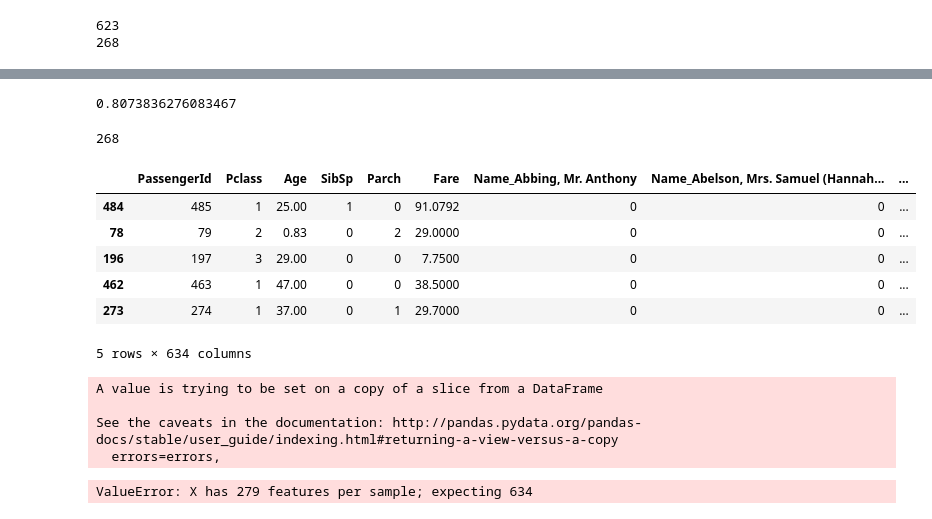
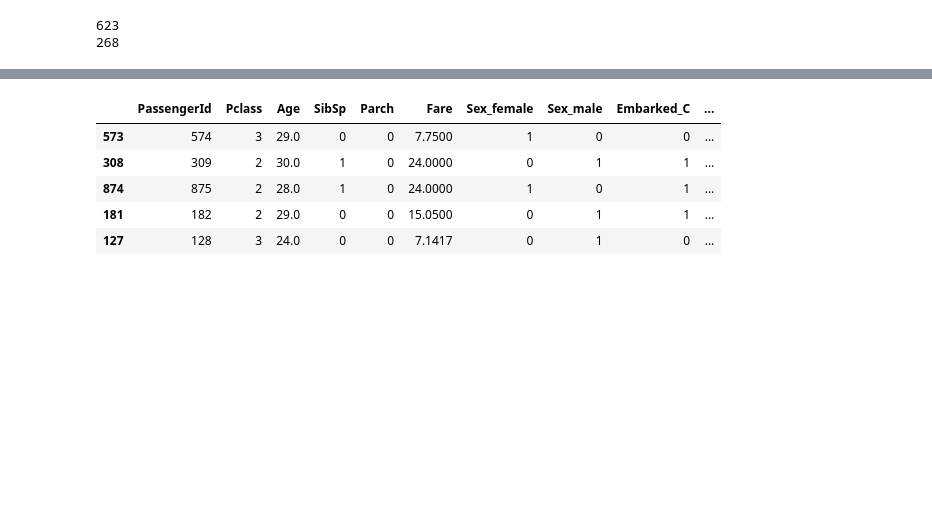
Before and after one commit to prasad5141/Titanic-survival-prediction, a Jupyter notebook: Titanic disaster survival prediction problem.ipynb, the cells around one changed output, grey strips where cells are left out. Cells and saved outputs as stored; diff of their text form; code cells hidden in the pictures; blank space fills up the shorter version.

Commit message:
data pre processing improvised

```diff
--- a/Titanic disaster survival prediction problem.ipynb
+++ b/Titanic disaster survival prediction problem.ipynb
@@ -465,0 +458,2 @@ X_test_1 = pd.get_dummies(X_test)
+# %%
+X_train.drop('Name', inplace=True, axis=1)
@@ -465,0 +465,2 @@ X_test_1 = pd.get_dummies(X_test)
+# %%
+X_train.drop('Ticket', inplace=True, axis=1)
@@ -466,2 +492,7 @@ X_test_1 = pd.get_dummies(X_test)
 # %%
 from sklearn.linear_model import LogisticRegression
+# %%
+x_train = pd.get_dummies(X_train)
+y_train = pd.get_dummies(X_test)
+print(len(x_train.columns))
+print(len(y_train.columns))
@@ -468,4 +513,4 @@ from sklearn.linear_model import LogisticRegression
 # %%
-logreg = LogisticRegression()
-logreg.fit(X_train_1, y_train)
+log_reg  = LogisticRegression()
+log_reg.fit(x_train, y_train)
 # %% [output]
@@ -484,25 +518,9 @@ LogisticRegression(C=1.0, class_weight=None, dual=False, fit_intercept=True,
-# %%
-logreg.score(X_train_1, y_train)
-# %% [output]
-0.8073836276083467
-# %%
-len(X_test)
-# %% [output]
-268
 # %%
-X_train_1.head()
+y_train.head()
 # %% [output]
-|  | PassengerId | Pclass | Age | SibSp | Parch | Fare | Name_Abbing, Mr. Anthony | Name_Abelson, Mrs. Samuel (Hannah... | ... |
-| 484 | 485 | 1 | 25.00 | 1 | 0 | 91.0792 | 0 | 0 | ... |
-| 78 | 79 | 2 | 0.83 | 0 | 2 | 29.0000 | 0 | 0 | ... |
-| 196 | 197 | 3 | 29.00 | 0 | 0 | 7.7500 | 0 | 0 | ... |
-| 462 | 463 | 1 | 47.00 | 0 | 0 | 38.5000 | 0 | 0 | ... |
-| 273 | 274 | 1 | 37.00 | 0 | 1 | 29.7000 | 0 | 0 | ... |
+|  | PassengerId | Pclass | Age | SibSp | Parch | Fare | Sex_female | Sex_male | Embarked_C | ... |
+| 573 | 574 | 3 | 29.0 | 0 | 0 | 7.7500 | 1 | 0 | 0 | ... |
+| 308 | 309 | 2 | 30.0 | 1 | 0 | 24.0000 | 0 | 1 | 1 | ... |
+| 874 | 875 | 2 | 28.0 | 1 | 0 | 24.0000 | 1 | 0 | 1 | ... |
+| 181 | 182 | 2 | 29.0 | 0 | 0 | 15.0500 | 0 | 1 | 1 | ... |
+| 127 | 128 | 3 | 24.0 | 0 | 0 | 7.1417 | 0 | 1 | 0 | ... |
-5 rows × 634 columns
-# %%
-X_test.drop('Ticket', inplace=True, axis=1)
-# %% [output]
-A value is trying to be set on a copy of a slice from a DataFrame
-
-See the caveats in the documentation: http://pandas.pydata.org/pandas-docs/stable/user_guide/indexing.html#returning-a-view-versus-a-copy
-  errors=errors,
@@ -511,4 +526,0 @@ X_test_2 = pd.get_dummies(X_test)
-# %%
-y_pred = logreg.predict(X_test_2)
-# %% [output]
-ValueError: X has 279 features per sample; expecting 634
```
Also changed, not shown: parts of 16 cells of this notebook.
